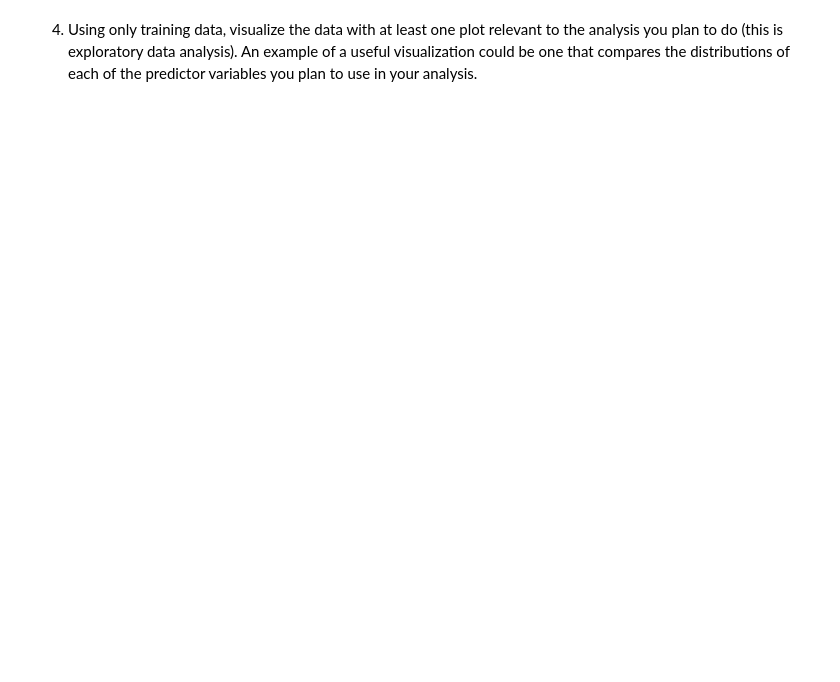
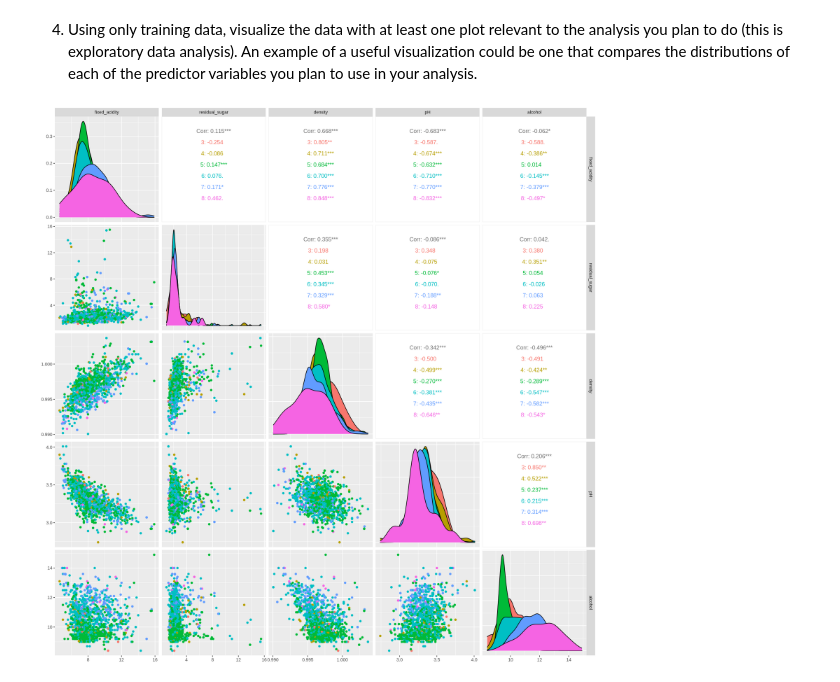
Before and after one commit to farazht/classifying-red-wine-quality, a Jupyter notebook: Group Proposal.ipynb, the cells around one changed output. Cells and saved outputs as stored; diff of their text form; code cells hidden in the pictures; blank space fills up the shorter version.

```diff
--- a/Group Proposal.ipynb
+++ b/Group Proposal.ipynb
@@ -73,2 +77,7 @@ A tibble: 1600 × 12
 # %% [markdown]
 3. Using only training data, summarize the data in at least one table (this is exploratory data analysis). An example of a useful table could be one that reports the number of observations in each class, the means of the predictor variables you plan to use in your analysis and how many rows have missing data.
+# %%
+redwine_data <- redwine_data |>
+    select(fixed_acidity, residual_sugar, density, pH, alcohol, quality)
+
+redwine_data
@@ -75,2 +104,9 @@ A tibble: 1600 × 12
 # %% [markdown]
 4. Using only training data, visualize the data with at least one plot relevant to the analysis you plan to do (this is exploratory data analysis). An example of a useful visualization could be one that compares the distributions of each of the predictor variables you plan to use in your analysis.
+# %%
+options(repr.plot.width = 15, repr.plot.height = 15)
+redwine_plot <- ggpairs(redwine_data, columns = 1:5, aes(colour=quality))
+
+redwine_plot
+# %% [output]
+[figure, added]
```
Also changed, not shown: parts of 8 cells of this notebook.
